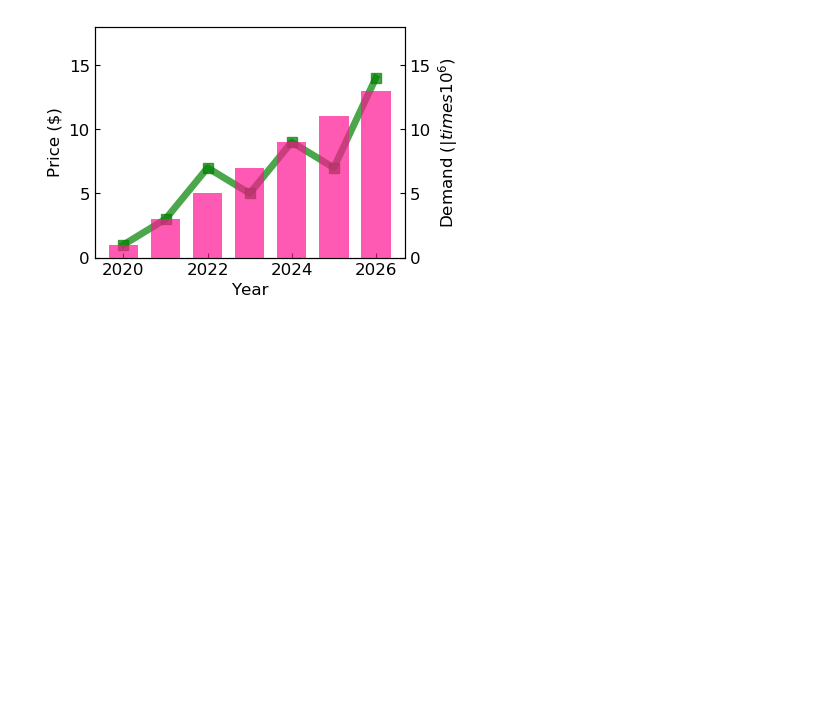
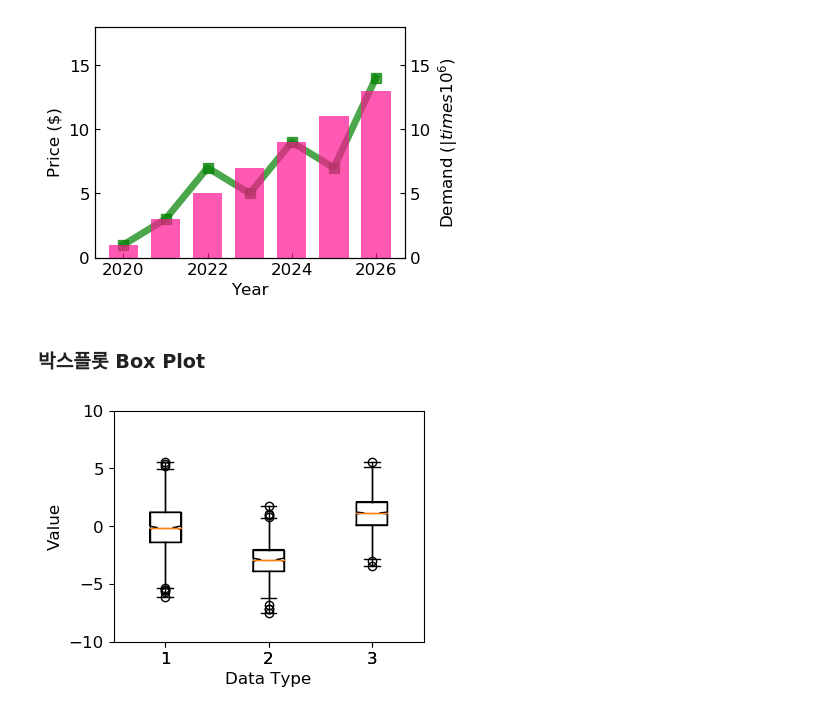
Before and after one commit to sohyun-alicia/dataAnalysisPython, a Jupyter notebook: matplotlib_basic.ipynb, the cells around one changed output. Saved outputs shown, nothing was run; the diff lists cells and outputs as text; code cells hidden in the pictures; blank space fills up the shorter version.

```diff
--- a/matplotlib_basic.ipynb
+++ b/matplotlib_basic.ipynb
@@ -717,3 +717,5 @@ ax2.tick_params(axis='y', direction='in')
 plt.show()
 # %% [output]
 [figure]
+# %% [markdown]
+### 박스플롯 Box Plot
@@ -719,0 +734,29 @@ plt.show()
+# %%
+# 1. 기본 스타일 설정
+plt.style.use('default')
+plt.rcParams['figure.figsize'] = (4, 3)
+plt.rcParams['font.size'] = 12
+
+# 2. 데이터 준비
+np.random.seed(0)
+data_a = np.random.normal(0, 2.0, 1000)
+data_b = np.random.normal(-3.0, 1.5, 500)
+data_c = np.random.normal(1.2, 1.5, 1500)
+
+# ax.boxplot()은 주어진 데이터 어레이로부터 얻어진 요약 수치를 박스형태로 나타냄
+# 가운데 박스모양으로부터 그려지는 중심선을 수염(Whisker)이라고 함
+# boxplot()함수는 기본적으로 박스의 위쪽경계 위쪽 그리고
+# 박스의 아래쪽 경계 아래부분을 수염 Whisker 으로 나타낸다
+
+
+# 그래프 그리기
+fig, ax = plt.subplots()
+ax.boxplot([data_a, data_b, data_c], notch=True, whis=2.5)
+ax.boxplot([data_a, data_b, data_c])
+ax.set_ylim(-10.0, 10.0)
+ax.set_xlabel('Data Type')
+ax.set_ylabel('Value')
+
+plt.show()
+# %% [output]
+[figure, added]
```
Also changed, not shown: parts of 1 cell of this notebook, 5 other files.
